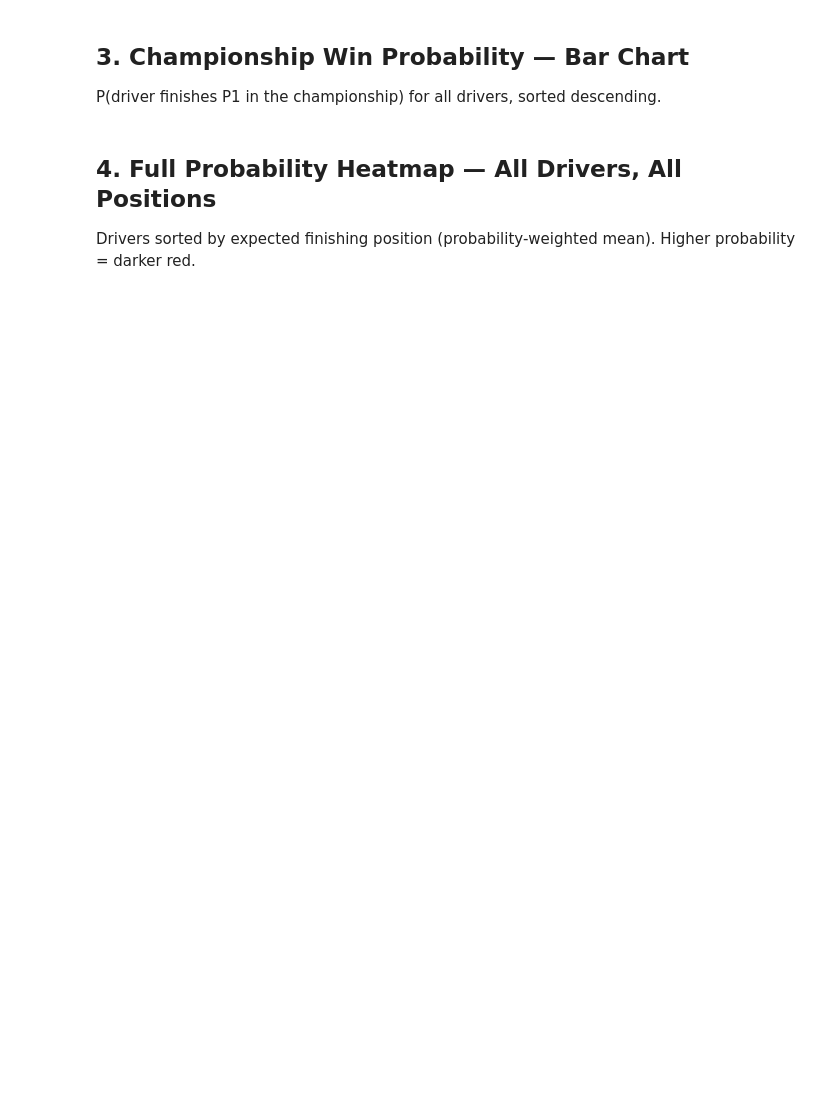
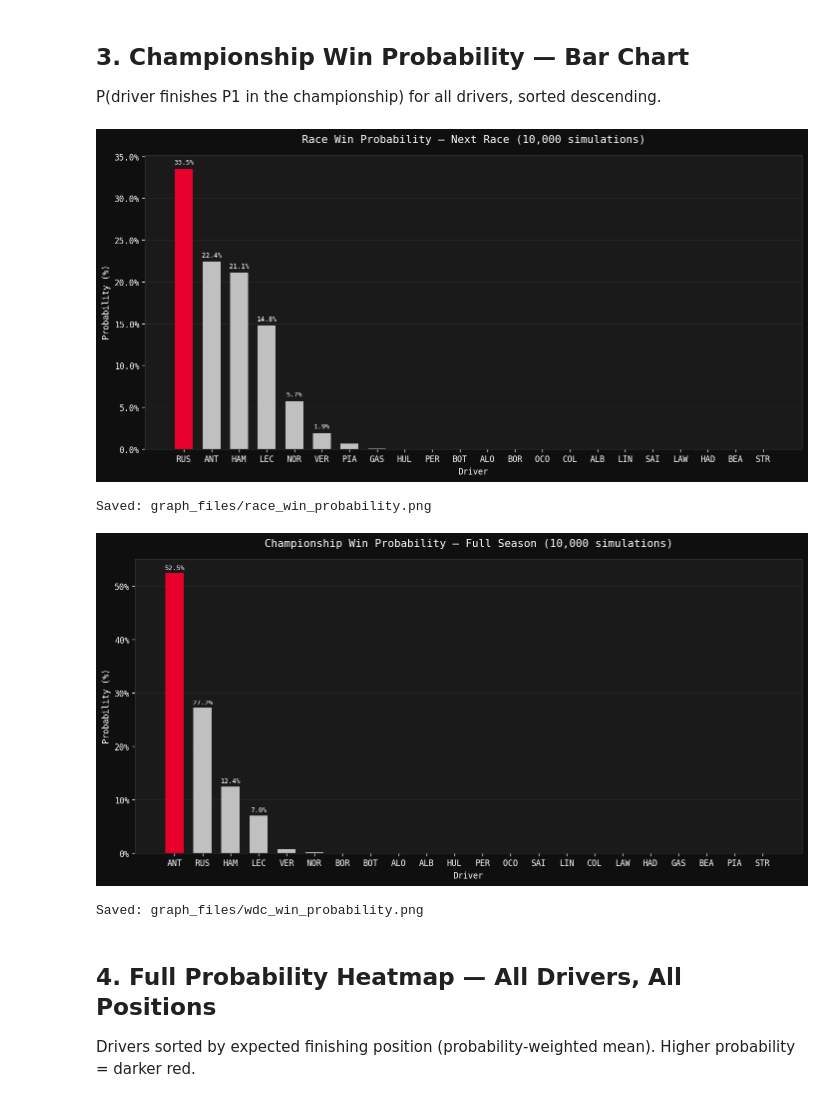
Before and after one commit to Patsfirstdown/f1-season-forecaster, a Jupyter notebook: notebooks/f1_results_viz(1).ipynb, the cells around one changed output. Cells and saved outputs as stored; diff of their text form; code cells hidden in the pictures; blank space fills up the shorter version.

```diff
--- a/notebooks/f1_results_viz(1).ipynb
+++ b/notebooks/f1_results_viz(1).ipynb
@@ -16,8 +40,12 @@ import matplotlib.ticker as mtick
 import seaborn as sns
 from pathlib import Path
 
-# Paths — relative to notebook location (notebooks/ folder)
-OUTPUT_DIR = Path("..") / "csv_files"
+next_race="Monaco Grand Prix"
+
+pre_post="pre"
+
+OUTPUT_DIR = Path("..") / f"csv_files/{next_race}"
+GRAPH_DIR = Path("..") / f"graph_files/{next_race}/{pre_post}"
 
 # Plot styling
 plt.rcParams['figure.facecolor'] = '#0f0f0f'
@@ -48,9 +76,9 @@ def load_sim_csv(filename):
     return df
 
 # Load both outputs — update filenames if yours differ
-standings_prob = load_sim_csv("2026_Monaco Grand Prix_predictions.csv")
-simulated_standings = load_sim_csv("2026_post_Canadian Grand Prix_prediction.csv")
+race_prob = load_sim_csv(f"{pre_post}_q_race.csv")
+season_prob = load_sim_csv(f"{pre_post}_q_season.csv")
 
-print(f"Loaded standings_prob:       {standings_prob.shape[0]} drivers x {standings_prob.shape[1]} positions")
-print(f"Loaded simulated_standings:  {simulated_standings.shape[0]} drivers x {simulated_standings.shape[1]} positions")
-print(f"\nDrivers: {list(standings_prob.index)}")
+print(f"Loaded race_prob:       {race_prob.shape[0]} drivers x {race_prob.shape[1]} positions")
+print(f"Loaded season_prob:  {season_prob.shape[0]} drivers x {season_prob.shape[1]} positions")
+print(f"\nDrivers: {list(race_prob.index)}")
@@ -72,35 +123,76 @@ print(col_sums.round(4).to_string())
 
 P(driver finishes P1 in the championship) for all drivers, sorted descending.
 # %%
-win_probs = standings_prob['1'].sort_values(ascending=False)
+win_probs = race_prob['1'].sort_values(ascending=False)
 
 fig, ax = plt.subplots(figsize=(12, 6))
 
 colors = [F1_RED if i == 0 else F1_SILVER for i in range(len(win_probs))]
 bars = ax.bar(win_probs.index, win_probs.values * 100, color=colors, edgecolor='none', width=0.65)
 
 # Value labels on bars
 for bar, val in zip(bars, win_probs.values):
     if val >= 0.01:
         ax.text(
             bar.get_x() + bar.get_width() / 2,
             bar.get_height() + 0.4,
             f'{val*100:.1f}%',
             ha='center', va='bottom', fontsize=8, color='white'
         )
 
-ax.set_title('Championship Win Probability — Monte Carlo (10,000 simulations)',
+ax.set_title('Race Win Probability — Next Race (10,000 simulations)',
              fontsize=13, pad=15, color='white')
 ax.set_ylabel('Probability (%)', fontsize=10)
 ax.set_xlabel('Driver', fontsize=10)
 ax.yaxis.set_major_formatter(mtick.PercentFormatter())
 ax.grid(axis='y', linewidth=0.5)
 ax.set_axisbelow(True)
 
+png_location='race_win_probability.png'
+
+GRAPH_DIR.mkdir(parents=True, exist_ok=True)
+
 plt.tight_layout()
-plt.savefig(OUTPUT_DIR / 'win_probability.png', dpi=150, bbox_inches='tight', facecolor='#0f0f0f')
+plt.savefig(GRAPH_DIR / png_location, dpi=150, bbox_inches='tight', facecolor='#0f0f0f')
 plt.show()
-print('Saved: output/win_probability.png')
+print('Saved: graph_files/'+png_location)
+
+season_win_probs = season_prob['1'].sort_values(ascending=False)
+
+fig, ax = plt.subplots(figsize=(12, 6))
+
+colors = [F1_RED if i == 0 else F1_SILVER for i in range(len(season_win_probs))]
+bars = ax.bar(season_win_probs.index, season_win_probs.values * 100, color=colors, edgecolor='none', width=0.65)
+
+# Value labels on bars
+for bar, val in zip(bars, season_win_probs.values):
+    if val >= 0.01:
+        ax.text(
+            bar.get_x() + bar.get_width() / 2,
+            bar.get_height() + 0.4,
+            f'{val*100:.1f}%',
+            ha='center', va='bottom', fontsize=8, color='white'
+        )
+
+ax.set_title('Championship Win Probability — Full Season (10,000 simulations)',
+             fontsize=13, pad=15, color='white')
+ax.set_ylabel('Probability (%)', fontsize=10)
+ax.set_xlabel('Driver', fontsize=10)
+ax.yaxis.set_major_formatter(mtick.PercentFormatter())
+ax.grid(axis='y', linewidth=0.5)
+ax.set_axisbelow(True)
+
+png_location='wdc_win_probability.png'
+
+plt.tight_layout()
+plt.savefig(GRAPH_DIR / png_location, dpi=150, bbox_inches='tight', facecolor='#0f0f0f')
+plt.show()
+print('Saved: graph_files/'+png_location)
+# %% [output]
+[figure, added]
+Saved: graph_files/race_win_probability.png
+[figure, added]
+Saved: graph_files/wdc_win_probability.png
 # %% [markdown]
 ## 4. Full Probability Heatmap — All Drivers, All Positions
 
```
Also changed, not shown: parts of 11 cells of this notebook.
